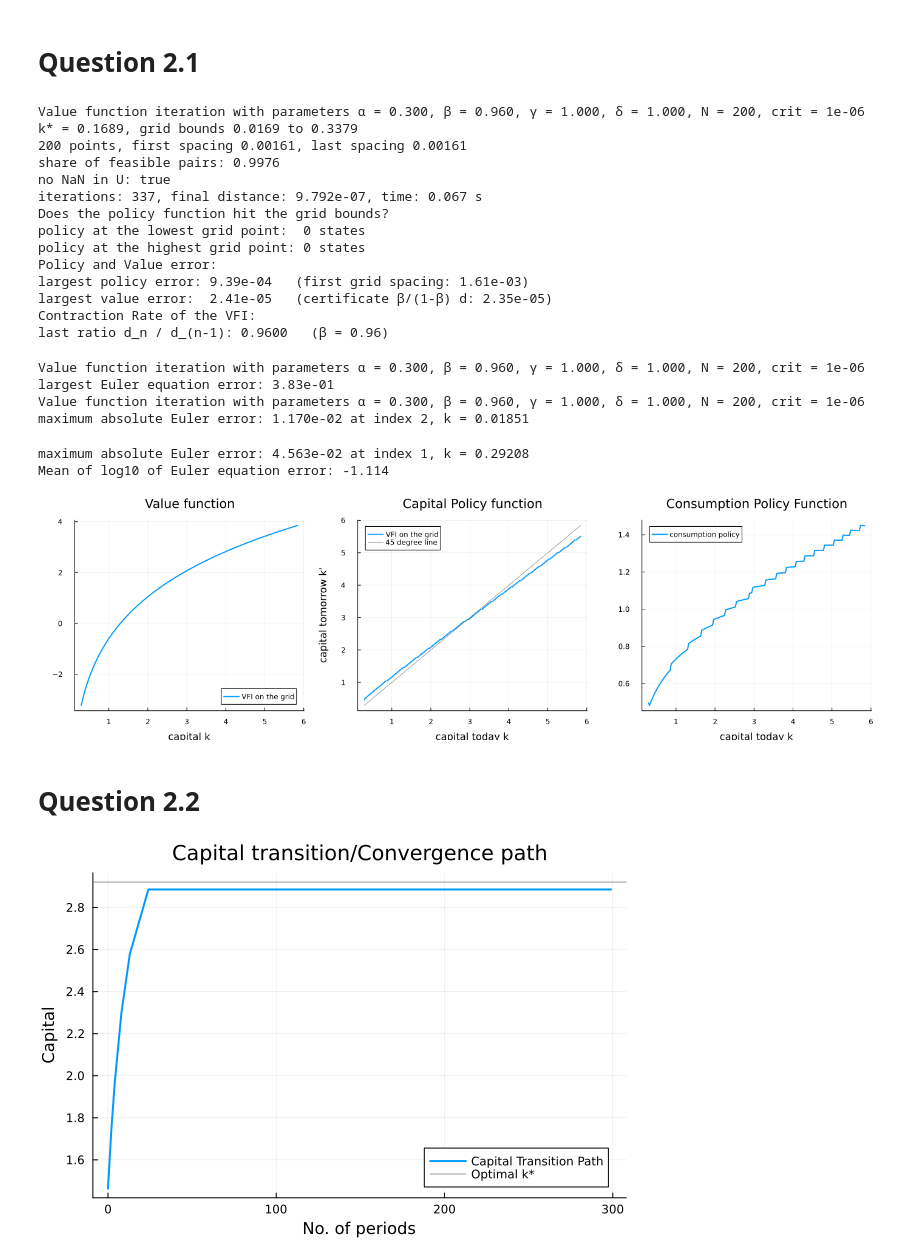
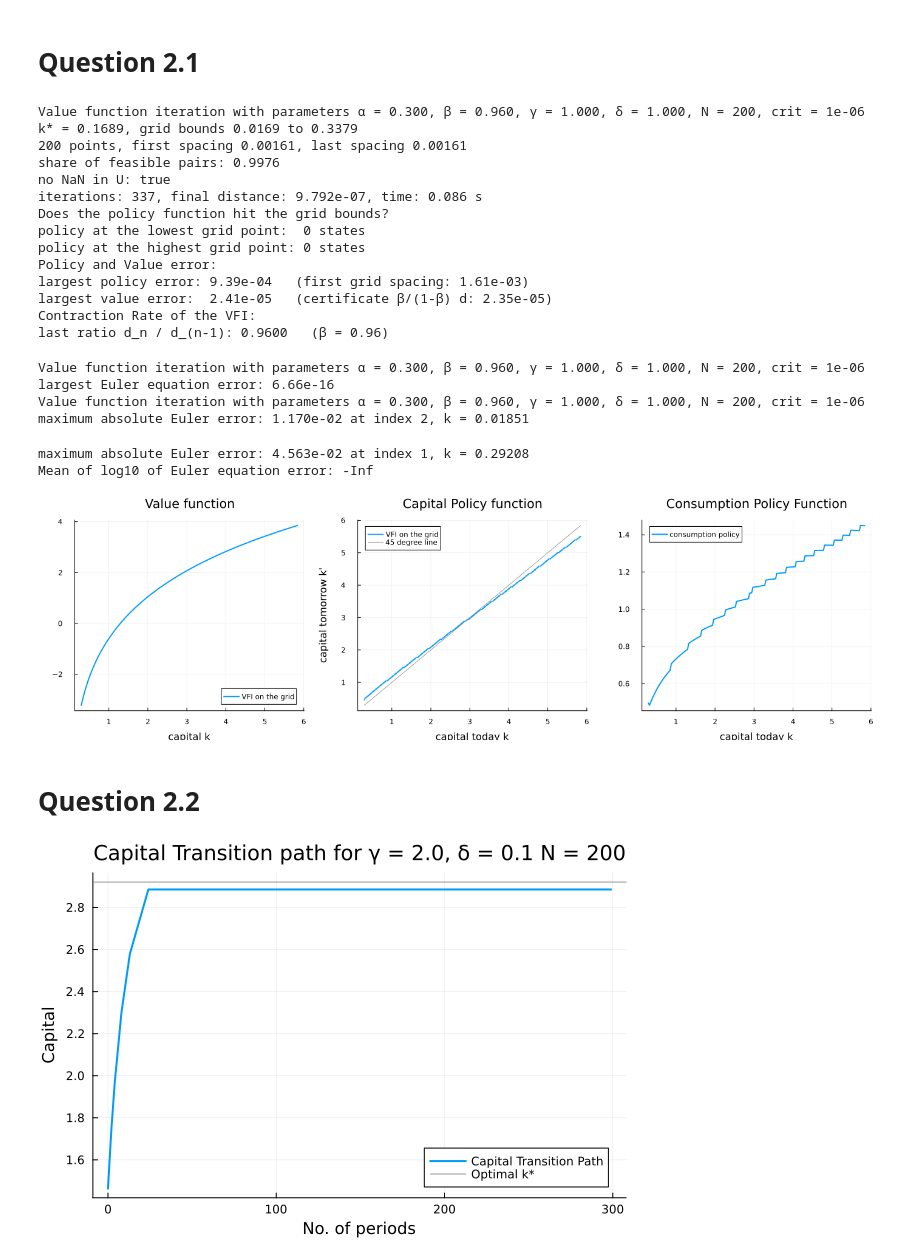
Before and after one commit to Manucher-Karimi/Manucher-Karimi-Computational_Macro-2026, a Jupyter notebook: Julia/PS1/Karimi-PS1.ipynb, the cells around one changed output. Cells and saved outputs as stored; diff of their text form; code cells hidden in the pictures.

```diff
--- a/Julia/PS1/Karimi-PS1.ipynb
+++ b/Julia/PS1/Karimi-PS1.ipynb
@@ -56,49 +94,6 @@ E = -21.0797, F = 0.4213
 # Question 2.1
 # %%
 # Question 2.1.b
-
-#Grid construction
-function construct_grids(par,mpar; verbose = true)
-    # Computing bounds and range of grid
-    kstar = ((par.α) / ((1 / par.β) - 1 + par.δ))^(1 / (1 - par.α))
-    kmin, kmax = mpar.kmin_rel * kstar, mpar.kmax_rel * kstar
-    if verbose
-        @printf("k* = %.4f, grid bounds %.4f to %.4f\n", kstar, kmin, kmax)
-    end
-
-    # Generating interior grid points
-    if mpar.spacing == :linear
-        gri = (k = collect(range(kmin, kmax, length = mpar.nk)),)
-    else                                         # equidistant in ln k
-        gri = (k = exp.(range(log(kmin), log(kmax), length = mpar.nk)),) # equidistant in ln k: the range runs from the log of the lower bound to the log of the upper bound
-    end
-    if verbose
-        @printf("%d points, first spacing %.5f, last spacing %.5f\n", mpar.nk, gri.k[2] - gri.k[1], gri.k[end] - gri.k[end-1])
-    end
-
-    # Constructing actual (k,k') grid as a N x N table
-    meshes = (
-        k      = [k  for k in gri.k, kP in gri.k],   # k_i in row i, the same in every column
-        kprime = [kP for k in gri.k, kP in gri.k],   # k'_j in column j, the same in every row
-    )
-    size(meshes.k), size(meshes.kprime)
-    return gri, meshes
-end
-
-# Reward matrix construction
-function compute_reward(par, meshes; verbose = true)
-    # Constructing reward matrix U for baseline formulation of problem (Matrix is dependent on delta!)
-    Y = meshes.k .^ par.α
-    C = meshes.k .^ par.α - meshes.kprime .+ (1 - par.δ) .* meshes.k
-
-    U = fill(-Inf, size(C))
-    U[C .> 0] = util.(C[C .> 0], Ref(par))
-    if verbose
-        println("share of feasible pairs: ", round(count(C .> 0) / length(C), digits = 4))
-        println("no NaN in U: ", !any(isnan, U))
-    end
-    return U
-end
 
 function solve_vfi(par, mpar; verbose = true, baseline = false)
     if verbose
@@ -166,7 +161,7 @@ k* = 0.1689, grid bounds 0.0169 to 0.3379
 200 points, first spacing 0.00161, last spacing 0.00161
 share of feasible pairs: 0.9976
 no NaN in U: true
-iterations: 337, final distance: 9.792e-07, time: 0.067 s
+iterations: 337, final distance: 9.792e-07, time: 0.086 s
 Does the policy function hit the grid bounds?
 policy at the lowest grid point:  0 states
 policy at the highest grid point: 0 states
@@ -183,7 +178,7 @@ kprime_next = par.α .* par.β .* kprime_closed .^ par.α
 c_today = gri.k .^ par.α .+ (1 - par.δ) .* gri.k .- kprime_closed
 c_tomorrow = kprime_closed  .^ par.α .+ (1 - par.δ) .* kprime_closed  .- kprime_next
 
-euler_error = 1 .- (par.β.*(par.α .* kprime_closed .^(par.α -1) .+ 1 .- par.δ)).^(-(1 ./ par.γ)) .* (c_next ./ c_tomorrow)
+euler_error = 1 .- (par.β.*(par.α .* kprime_closed .^(par.α -1) .+ 1 .- par.δ)).^(-(1 ./ par.γ)) .* (c_tomorrow ./ c_today)
 @printf("Value function iteration with parameters α = %.3f, β = %.3f, γ = %.3f, δ = %.3f, N = %.0f, crit = %.0e\n", par.α,par.β,par.γ,par.δ,mpar.nk,mpar.crit)
 @printf("largest Euler equation error: %.2e\n", maximum(abs.(euler_error)))
 
@@ -208,16 +203,16 @@ function euler_eq_error(par, mpar)
 end
 
 @printf("Value function iteration with parameters α = %.3f, β = %.3f, γ = %.3f, δ = %.3f, N = %.0f, crit = %.0e\n", par.α,par.β,par.γ,par.δ,mpar.nk,mpar.crit)
-euler_error_log = euler_eq_error(par);
+euler_error_log = euler_eq_error(par, mpar);
 # %% [output]
 Value function iteration with parameters α = 0.300, β = 0.960, γ = 1.000, δ = 1.000, N = 200, crit = 1e-06
-largest Euler equation error: 3.83e-01
+largest Euler equation error: 6.66e-16
 Value function iteration with parameters α = 0.300, β = 0.960, γ = 1.000, δ = 1.000, N = 200, crit = 1e-06
 maximum absolute Euler error: 1.170e-02 at index 2, k = 0.01851
 # %%
 # Question 2.1.E
 par = EconomicParameters(γ = 2.0, δ = 0.1)
-euler_error_CRRA = euler_eq_error(par)
+euler_error_CRRA = euler_eq_error(par, mpar)
 mean_euler_error_CRR = mean(log10.(abs.(euler_error)))
 @printf("Mean of log10 of Euler equation error: %.3f\n", mean_euler_error_CRR)
 policy_idx, k_grid, value, policy_capital, consumption = solve_vfi(par, mpar, verbose = false)
@@ -234,7 +229,7 @@ p3 = plot(k_grid, consumption, linewidth = 2, label = "consumption policy",
 plot(p1, p2, p3, layout = (1, 3), size = (1400, 400), margin = 5Plots.mm)
 # %% [output]
 maximum absolute Euler error: 4.563e-02 at index 1, k = 0.29208
-Mean of log10 of Euler equation error: -1.114
+Mean of log10 of Euler equation error: -Inf
 [figure]
 # %% [markdown]
 # Question 2.2
@@ -246,35 +241,35 @@ function transition_path(par, mpar)
     k_optimal = ((par.α) / ((1 / par.β) - 1 + par.δ))^(1 / (1 - par.α))
     g, k_grid, value, policy_capital, consumption = solve_vfi(par, mpar, verbose = false)
     dist_k0_grid = k_grid .- (0.5 * k_optimal)
     idx = argmin(abs.(dist_k0_grid))
     k_0 = k_grid[idx]
 
     # Initialize Vectors to store transition dynamics
     idx_path = Vector{Int}(undef, 300)
     k_path   = Vector{Float64}(undef, 300)
 
     idx_path[1] = idx
     k_path[1] = k_grid[idx]
 
     # Transition dynamics loop
     for t in (1:299)
         idx_path[t+1] = g[idx_path[t]]
         k_path[t+1] = k_grid[idx_path[t+1]]
     end
 
     # Plot Transition path
     t_path = (0:299)
 
     p1 = plot(t_path, k_path, linewidth = 2, label = "Capital Transition Path", legend = :bottomright,
-            xlabel = "No. of periods", ylabel = "Capital", title = "Capital transition/Convergence path")
+            xlabel = "No. of periods", ylabel = "Capital", title = "Capital Transition path for γ = $(par.γ), δ = $(par.δ) N = $(mpar.nk)")
         hline!(p1, [k_optimal], color = :gray, linewidth = 0.8, label = "Optimal k*")
 
     display(p1)
 end
 
 Baseline = transition_path(par, mpar)
 # %% [output]
-[figure, old version]
+[figure, new version]
 # %%
 # Question 2.2.b
 
```
Also changed, not shown: parts of 4 cells of this notebook.
